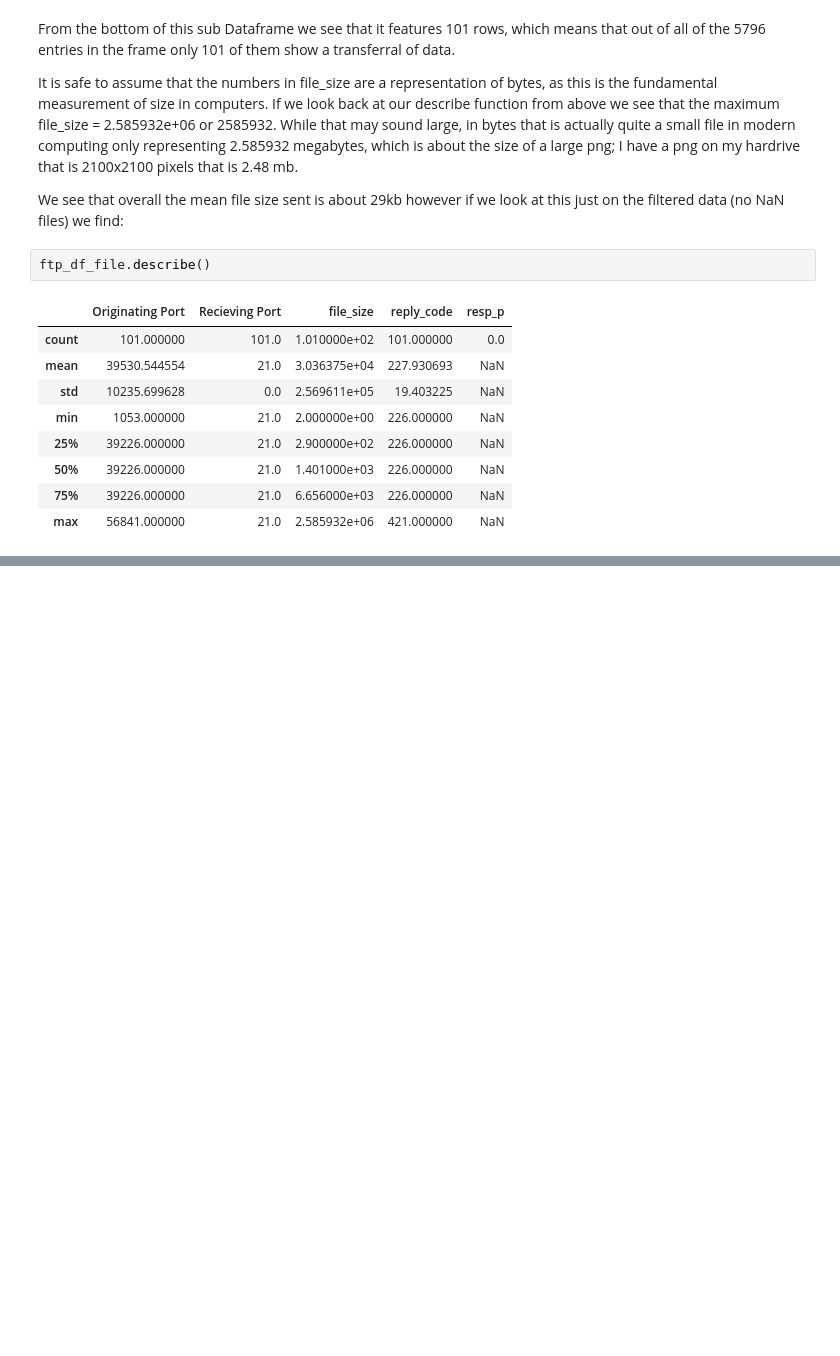
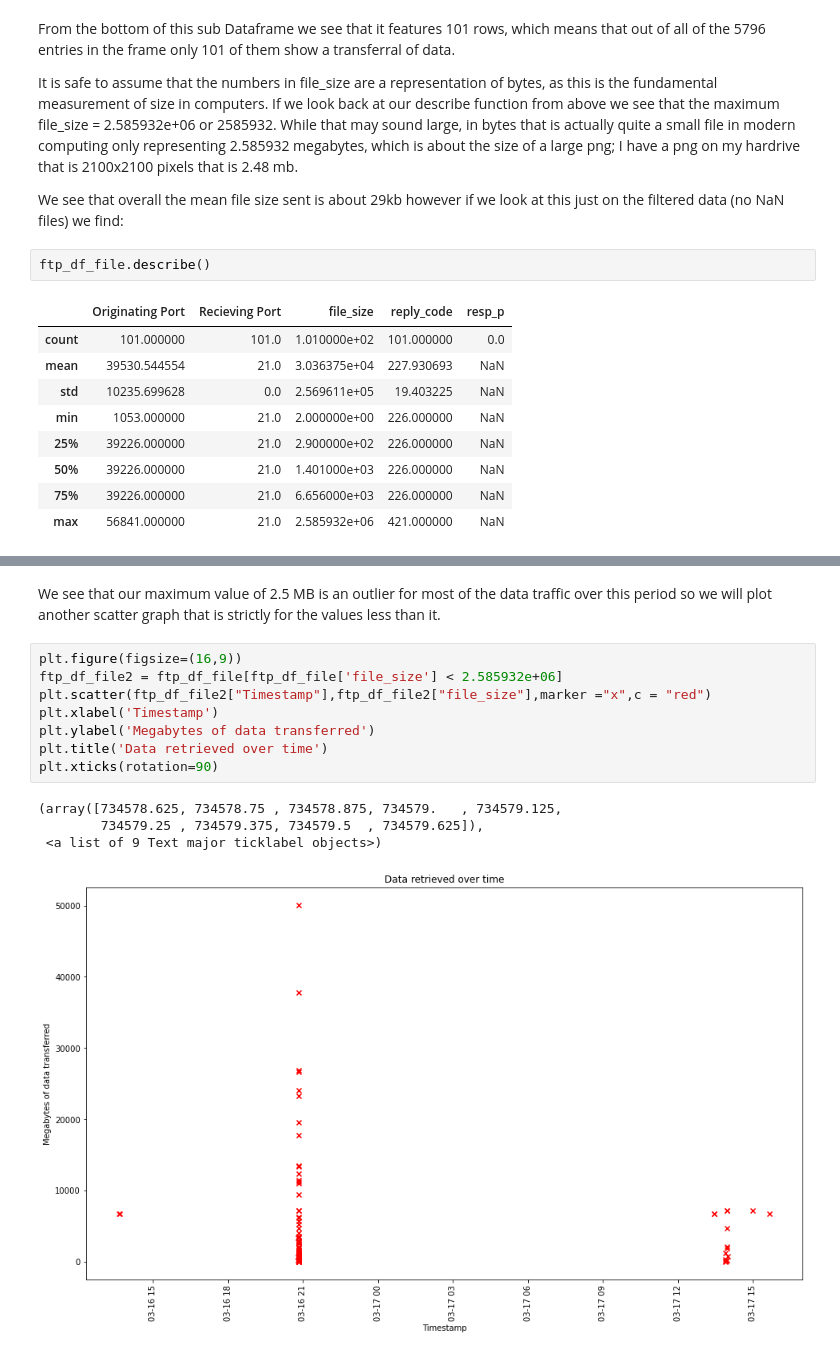
Before and after one commit to gabejg/Data-Science-Toolbox-Assessment-0, a Jupyter notebook: Gabriel Grant/PyAnalysis.ipynb, the cells around one changed output, grey strips where cells are left out. Saved outputs shown, nothing was run; the diff lists cells and outputs as text; blank space fills up the shorter version.

```diff
--- a/Gabriel Grant/PyAnalysis.ipynb
+++ b/Gabriel Grant/PyAnalysis.ipynb
@@ -199,0 +209,15 @@ We find that it is slightly larger at 30.36 kb.
+# %% [markdown]
+We see that our maximum value of 2.5 MB is an outlier for most of the data traffic over this period so we will plot another scatter graph that is strictly for the values less than it.
+# %%
+plt.figure(figsize=(16,9))
+ftp_df_file2 = ftp_df_file[ftp_df_file['file_size'] < 2.585932e+06]
+plt.scatter(ftp_df_file2["Timestamp"],ftp_df_file2["file_size"],marker ="x",c = "red")
+plt.xlabel('Timestamp')
+plt.ylabel('Megabytes of data transferred')
+plt.title('Data retrieved over time')
+plt.xticks(rotation=90)
+# %% [output]
+(array([734578.625, 734578.75 , 734578.875, 734579.   , 734579.125,
+        734579.25 , 734579.375, 734579.5  , 734579.625]),
+ <a list of 9 Text major ticklabel objects>)
+[figure, added]
```
Also changed, not shown: parts of 13 cells of this notebook.
